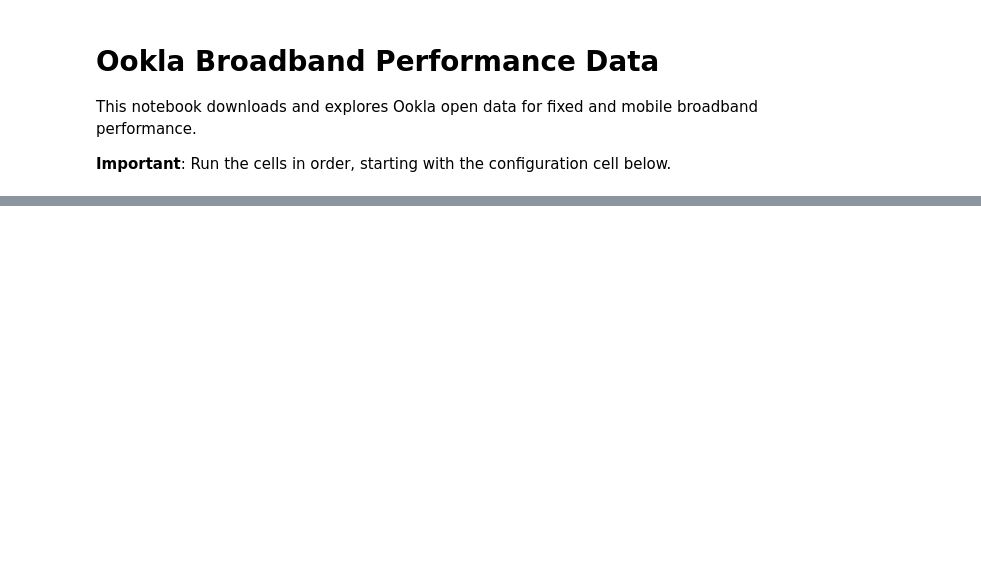
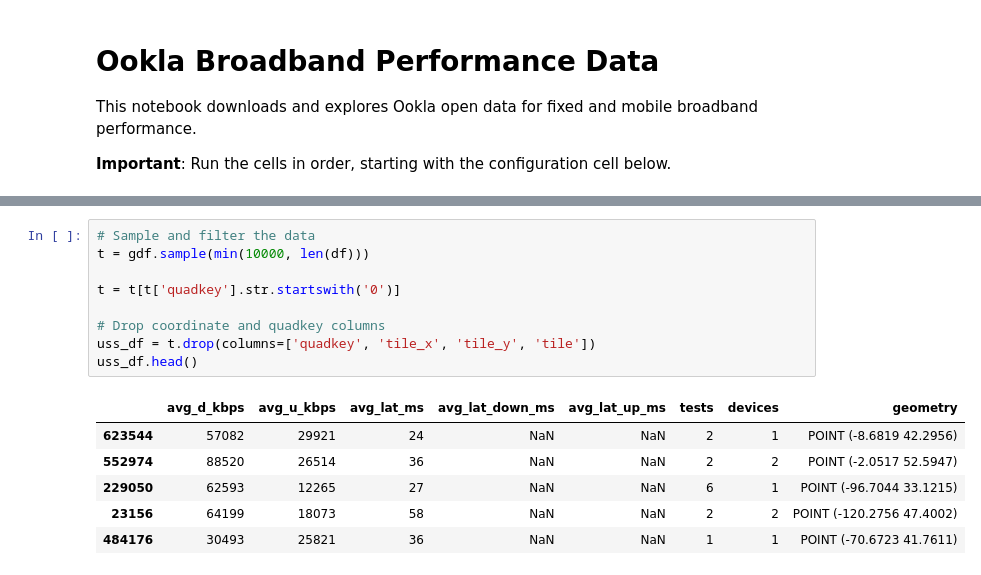
Before and after one commit to maxbusboom/WirelessIncome, a Jupyter notebook: notebooks/ericbusboom/ookla_data.ipynb, the cells around one changed output, grey strips where cells are left out. Drawn from its saved outputs; the diff is of its cells as text; blank space fills up the shorter version.

```diff
--- a/notebooks/ericbusboom/ookla_data.ipynb
+++ b/notebooks/ericbusboom/ookla_data.ipynb
@@ -224,0 +115,16 @@ t[t.quadkey.str.startswith('0')].dropna().plot(ax=ax,  alpha=0.5, column="avg_d_
+# %%
+# Sample and filter the data
+t = gdf.sample(min(10000, len(df)))
+
+t = t[t['quadkey'].str.startswith('0')]
+
+# Drop coordinate and quadkey columns
+uss_df = t.drop(columns=['quadkey', 'tile_x', 'tile_y', 'tile'])
+uss_df.head()
+# %% [output]
+|  | avg_d_kbps | avg_u_kbps | avg_lat_ms | avg_lat_down_ms | avg_lat_up_ms | tests | devices | geometry |
+| 623544 | 57082 | 29921 | 24 | NaN | NaN | 2 | 1 | POINT (-8.6819 42.2956) |
+| 552974 | 88520 | 26514 | 36 | NaN | NaN | 2 | 2 | POINT (-2.0517 52.5947) |
+| 229050 | 62593 | 12265 | 27 | NaN | NaN | 6 | 1 | POINT (-96.7044 33.1215) |
+| 23156 | 64199 | 18073 | 58 | NaN | NaN | 2 | 2 | POINT (-120.2756 47.4002) |
+| 484176 | 30493 | 25821 | 36 | NaN | NaN | 1 | 1 | POINT (-70.6723 41.7611) |
```
Also changed, not shown: parts of 17 cells of this notebook, 6 other files.
